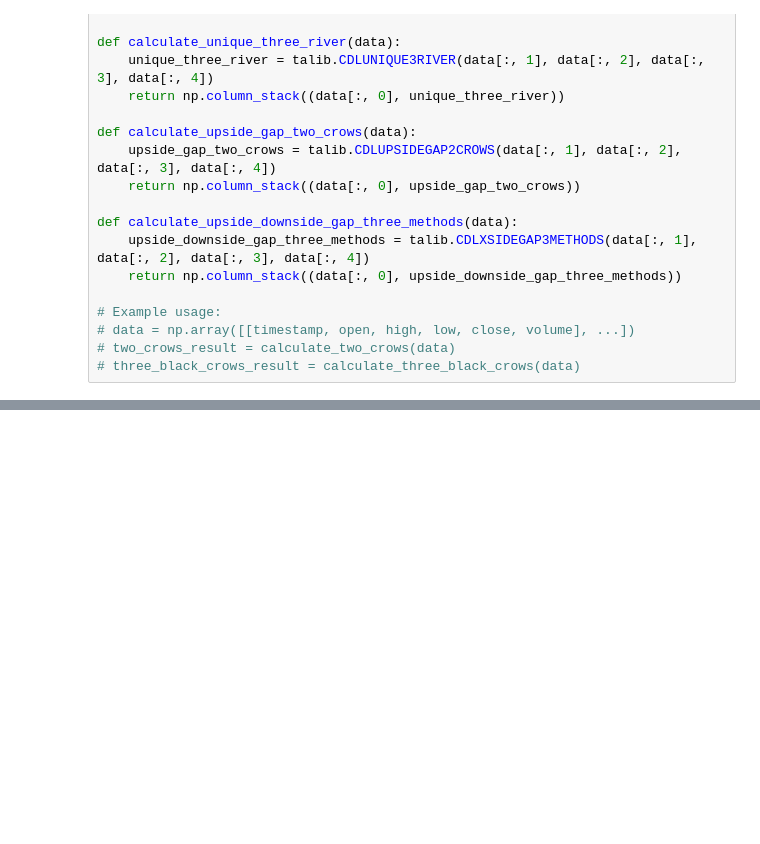
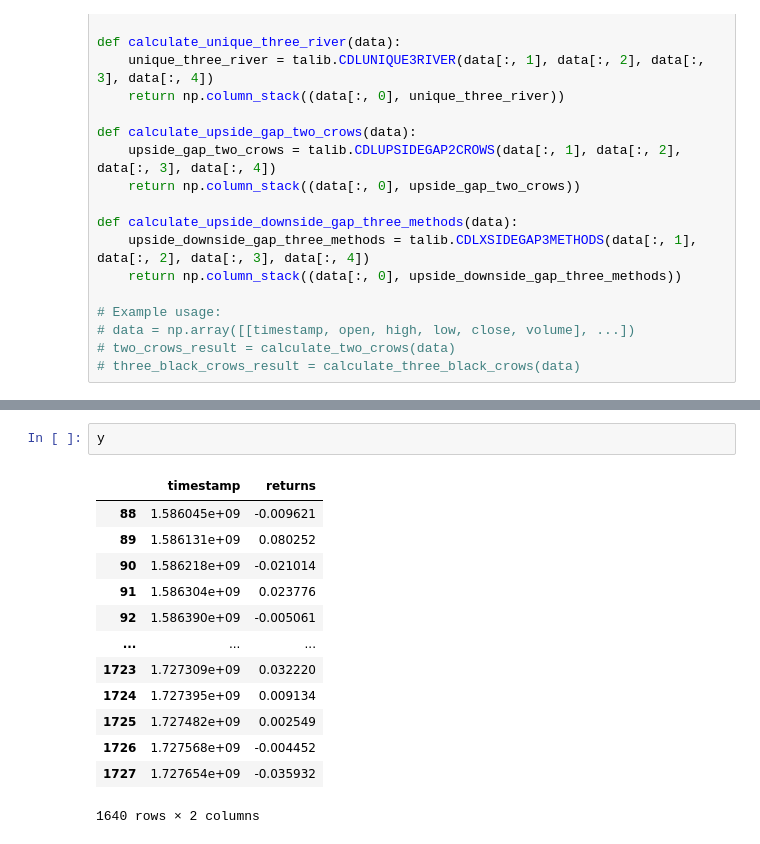
Before and after one commit to hwbarth/coin-prediction, a Jupyter notebook: data_prep.ipynb, the cells around one changed output, grey strips where cells are left out. Cells and saved outputs as stored; diff of their text form; blank space fills up the shorter version.

```diff
--- a/data_prep.ipynb
+++ b/data_prep.ipynb
@@ -780,0 +874,16 @@ array([[1.57849734e+09,            nan],
+# %%
+y
+# %% [output]
+|  | timestamp | returns |
+| 88 | 1.586045e+09 | -0.009621 |
+| 89 | 1.586131e+09 | 0.080252 |
+| 90 | 1.586218e+09 | -0.021014 |
+| 91 | 1.586304e+09 | 0.023776 |
+| 92 | 1.586390e+09 | -0.005061 |
+| ... | ... | ... |
+| 1723 | 1.727309e+09 | 0.032220 |
+| 1724 | 1.727395e+09 | 0.009134 |
+| 1725 | 1.727482e+09 | 0.002549 |
+| 1726 | 1.727568e+09 | -0.004452 |
+| 1727 | 1.727654e+09 | -0.035932 |
+1640 rows × 2 columns
```
Also changed, not shown: parts of 22 cells of this notebook.
